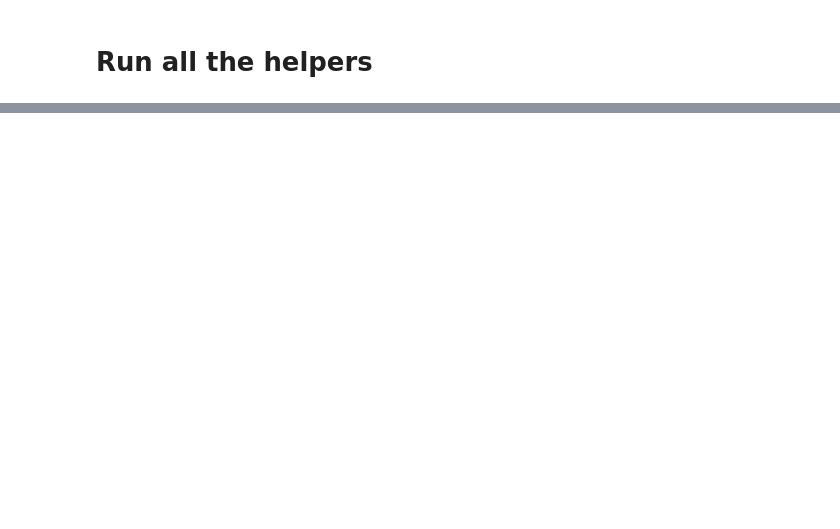
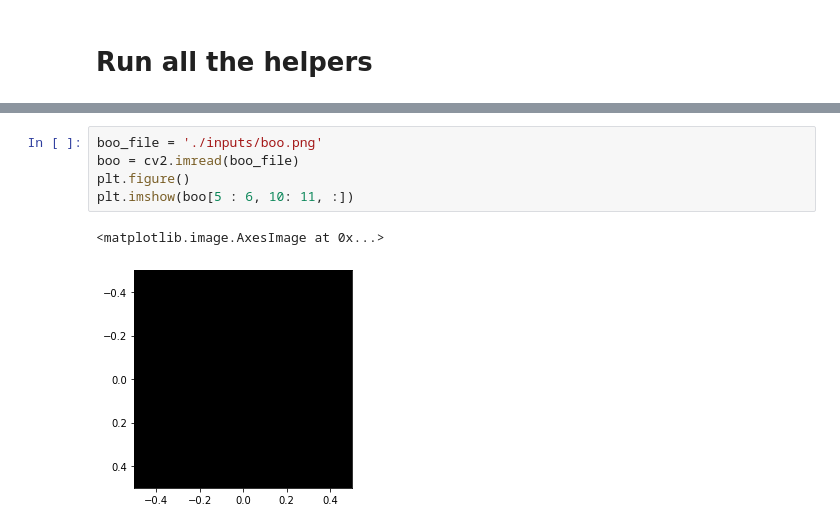
Before and after one commit to josephjkuang/pixel_art, a Jupyter notebook: Upscale.ipynb, the cells around one changed output, grey strips where cells are left out. Cells and saved outputs as stored; diff of their text form; blank space fills up the shorter version.

```diff
--- a/Upscale.ipynb
+++ b/Upscale.ipynb
@@ -167,0 +211,8 @@ nx.draw_networkx(graph)
+# %%
+boo_file = './inputs/boo.png'
+boo = cv2.imread(boo_file)
+plt.figure()
+plt.imshow(boo[5 : 6, 10: 11, :])
+# %% [output]
+<matplotlib.image.AxesImage at 0x...>
+[figure, added]
```
Also changed, not shown: parts of 3 cells of this notebook.
